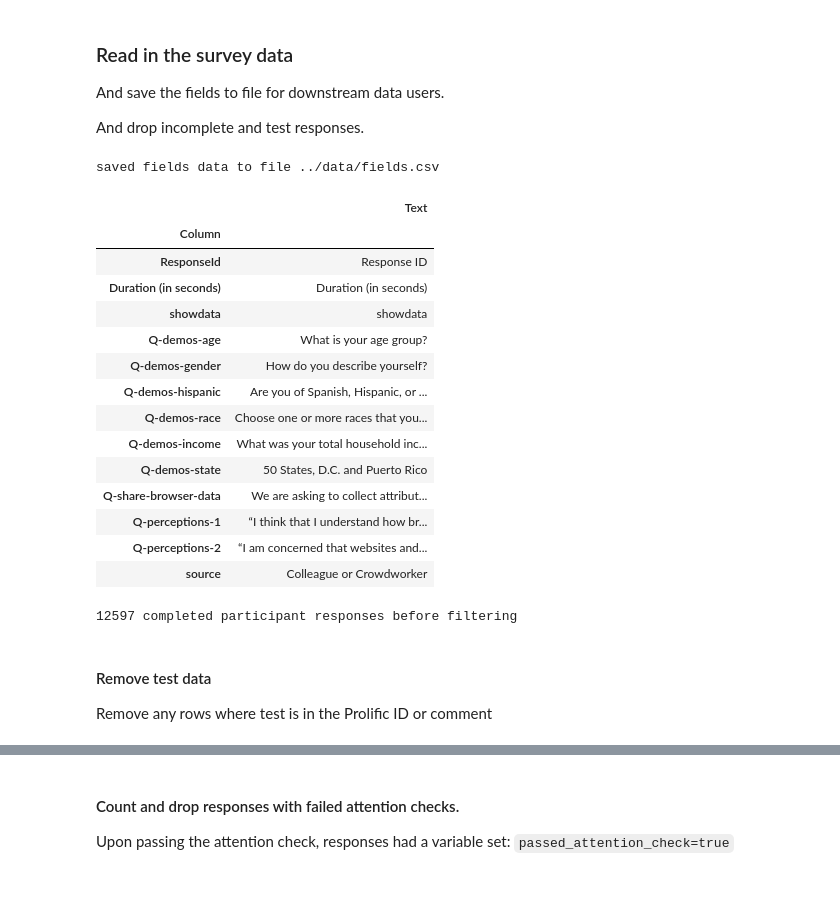
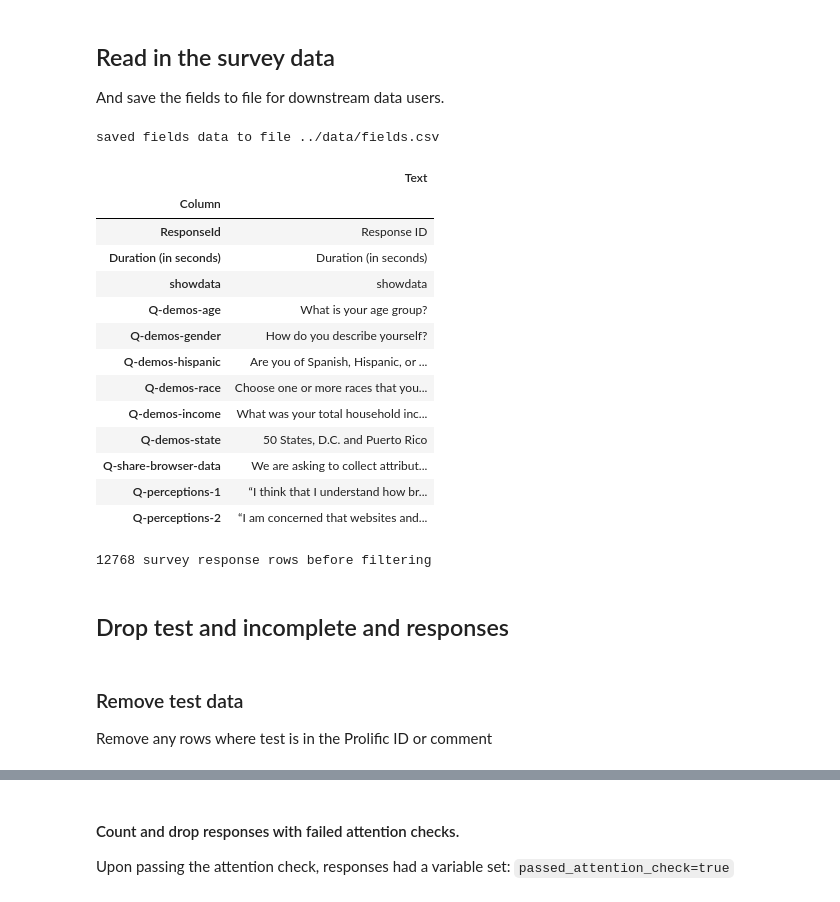
Before and after one commit to aberke/fingerprinting-study, a Jupyter notebook: preprocessing/preprocessing.ipynb, the cells around one changed output, grey strips where cells are left out. Drawn from its saved outputs; the diff is of its cells as text; code cells hidden in the pictures.

Commit message:
updated preprocessing pipeline to remove survey rows with missing browser data and exclude source:colleague

```diff
--- a/preprocessing/preprocessing.ipynb
+++ b/preprocessing/preprocessing.ipynb
@@ -97,9 +158,7 @@ survey_and_browser_attrs_fpath = output_data_path + 'survey-and-browser-attribut
 # %% [markdown]
-### Read in the survey data
+## Read in the survey data
 
 And save the fields to file for downstream data users.
-
-And drop incomplete and test responses.
 # %%
 # load survey data and save useful fields info to file for downstream data users
 fields = [
@@ -122,44 +181,40 @@ survey_df = pd.read_csv(input_survey_data_fpath, usecols=usecols, dtype='str')
 # %%
 # save fields data to file
 # first rows is fields/description of columns
 fields_df = survey_df[fields].loc[0].rename('Text').to_frame()
 fields_df.index.rename('Column', inplace=True)
-fields_df.loc['source'] = 'Colleague or Crowdworker'
+#fields_df.loc['source'] = 'Colleague or Crowdworker'
 fields_df.to_csv(fields_fpath)
 print('saved fields data to file %s' % fields_fpath)
 fields_df
 # %% [output]
 saved fields data to file ../data/fields.csv
 |  | Text |
 | Column |  |
 | ResponseId | Response ID |
 | Duration (in seconds) | Duration (in seconds) |
 | showdata | showdata |
 | Q-demos-age | What is your age group? |
 | Q-demos-gender | How do you describe yourself? |
 | Q-demos-hispanic | Are you of Spanish, Hispanic, or ... |
 | Q-demos-race | Choose one or more races that you... |
 | Q-demos-income | What was your total household inc... |
 | Q-demos-state | 50 States, D.C. and Puerto Rico |
 | Q-share-browser-data | We are asking to collect attribut... |
 | Q-perceptions-1 | “I think that I understand how br... |
 | Q-perceptions-2 | “I am concerned that websites and... |
-| source | Colleague or Crowdworker |
 # %%
 # Now drop the fields data which is the first 2 rows
 survey_df = survey_df.drop([0,1])
+# The full survey data includes rows for the file uploads. Drop these rows. They are identified as Duration: NaN
+survey_df = survey_df[survey_df['Duration (in seconds)'].notna()]
+print('%s survey response rows before filtering' % len(survey_df))
+# %% [output]
+12768 survey response rows before filtering
-# %%
-# Drop any incomplete responses. i.e. if the last mandatory question is nan, drop the row.
-# But also keep the failed attention checks, just so we can count them before dropping.
-last_Q = 'Q-perceptions-2'
-# Identify failed attention checks as those who finished the block with the attention check
-failed_attn_check = (survey_df['Q-demos-state'].notna() & (survey_df['passed_attention_check']!='true'))
-survey_df = survey_df[survey_df[last_Q].notna() | failed_attn_check]
-print('%s completed participant responses before filtering' % len(survey_df))
-# %% [output]
-12597 completed participant responses before filtering
+# %% [markdown]
+## Drop test and incomplete and responses
 # %% [markdown]
-#### Remove test data
+### Remove test data
 
 Remove any rows where test is in the Prolific ID or comment
 # %%
```
Also changed, not shown: parts of 24 cells of this notebook, 4 other files.
